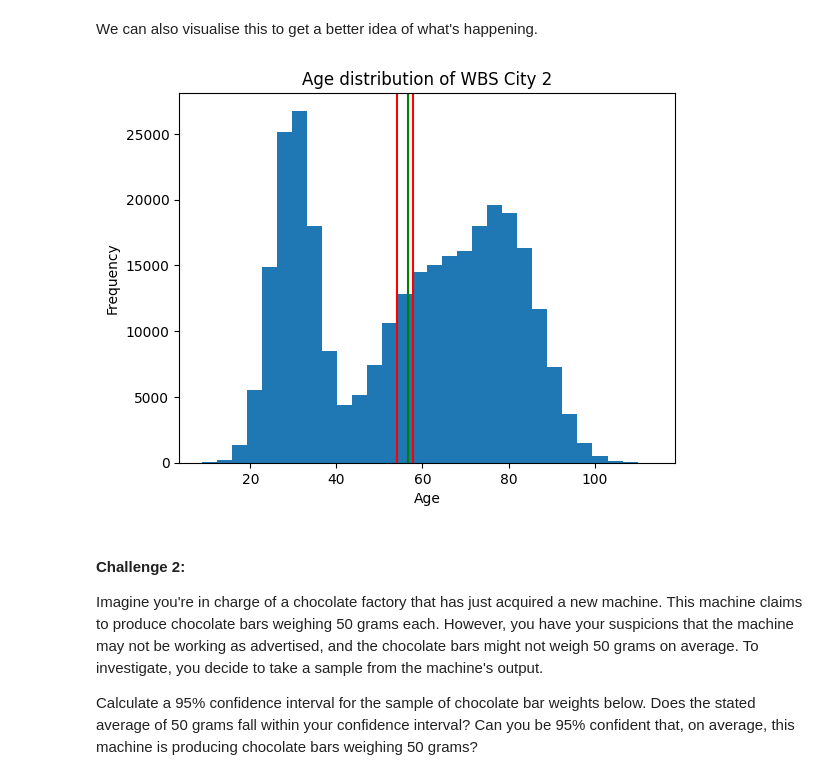
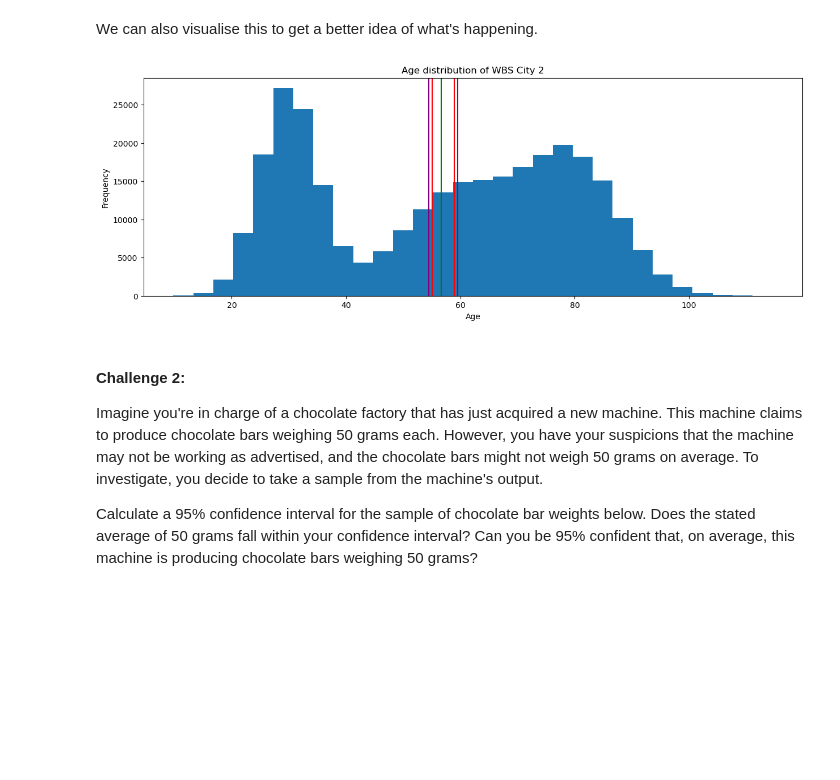
Before and after one commit to gastan81/A-B_testing, a Jupyter notebook: 3_confidence_intervals_structure.ipynb, the cells around one changed output. Saved outputs shown, nothing was run; the diff lists cells and outputs as text; code cells hidden in the pictures; blank space fills up the shorter version.

```diff
--- a/3_confidence_intervals_structure.ipynb
+++ b/3_confidence_intervals_structure.ipynb
@@ -112,0 +112,23 @@ For this challenge, your goal is to compute the boundaries for a 99% confidence
+# %%
+from matplotlib.ticker import FuncFormatter
+# With every line of code, you're making progress
+upper_boundary_99 = sample_mean + (2.576 * standard_error)
+lower_boundary_99 = sample_mean - (2.576 * standard_error)
+print(f"We are 99% confident that the true population mean lies between {lower_boundary_99:.2f} and {upper_boundary_99:.2f}.")
+# Create a histogram to visualise the distribution
+plt.figure(figsize=(15, 5))
+plt.hist(ages, bins=30)
+plt.title("Age distribution of WBS City 2")
+plt.xlabel("Age")
+plt.ylabel("Frequency")
+
+# Create vertical lines for the lower and upper bounds of the confidence interval
+plt.axvline(x=lower_boundary, color='red')
+plt.axvline(x=upper_boundary, color='red')
+plt.axvline(x=lower_boundary_99, color='purple')
+plt.axvline(x=upper_boundary_99, color='purple')
+plt.axvline(x=ages_series.mean(), color='green')
+
+plt.gca().yaxis.set_major_formatter(FuncFormatter(lambda x, _: f'{int(x):,}'))
+
+plt.show()
@@ -129,21 +154,24 @@ The actual population mean is within the boundaries
 We can also visualise this to get a better idea of what's happening.
 # %%
 # Create a histogram to visualise the distribution
+plt.figure(figsize=(15, 5))
 plt.hist(ages, bins=30)
 plt.title("Age distribution of WBS City 2")
 plt.xlabel("Age")
 plt.ylabel("Frequency")
 
 # Create vertical lines for the lower and upper bounds of the confidence interval
 plt.axvline(x=lower_boundary, color='red')
 plt.axvline(x=upper_boundary, color='red')
+plt.axvline(x=lower_boundary_99, color='purple')
+plt.axvline(x=upper_boundary_99, color='purple')
 
 # Create vertical line for the population mean
 plt.axvline(x=ages_series_mean, color='green')
 
 plt.show()
 # %% [output]
-[figure, old version]
+[figure, new version]
 # %% [markdown]
 #### Challenge 2:
 
```
Also changed, not shown: parts of 9 cells of this notebook.
